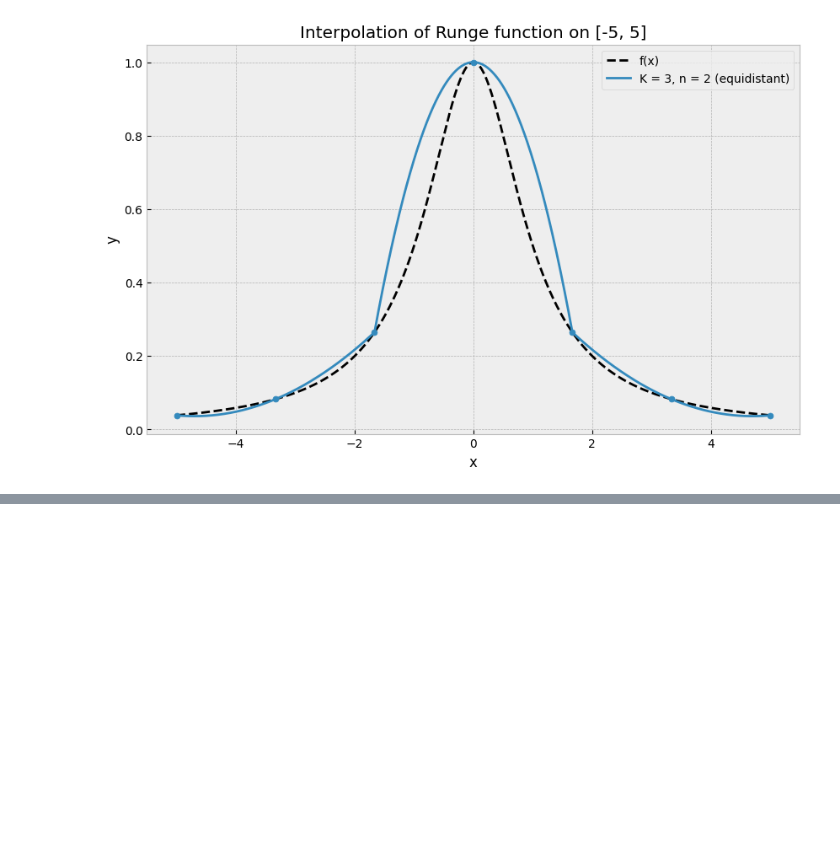
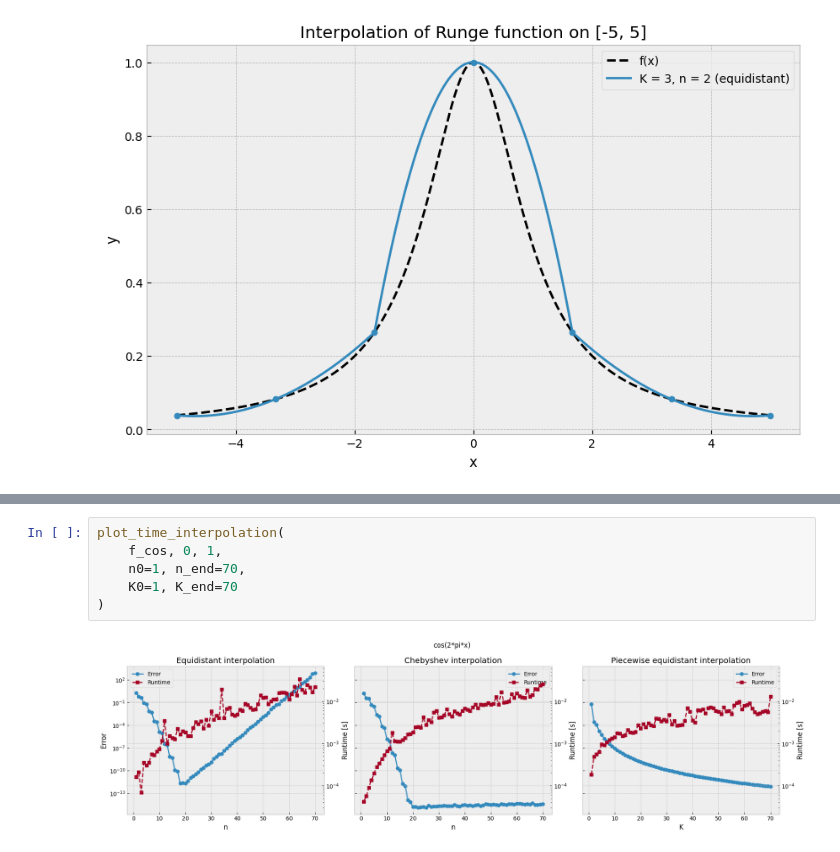
Before and after one commit to Akaada/TMA4215_NumericalMathematics_project1, a Jupyter notebook: taskc_ny.ipynb, the cells around one changed output, grey strips where cells are left out. Cells and saved outputs as stored; diff of their text form; blank space fills up the shorter version.

```diff
--- a/taskc_ny.ipynb
+++ b/taskc_ny.ipynb
@@ -11,0 +12,8 @@ plot_piecewise_convergence([(f_cos, 0, 1),(f_expsin, 0, np.pi/4)], 1, 20,nodes =
+# %%
+plot_time_interpolation(
+    f_cos, 0, 1,
+    n0=1, n_end=70,
+    K0=1, K_end=70
+)
+# %% [output]
+[figure, added]
```
Also changed, not shown: parts of 1 cell of this notebook, 1 other file.
